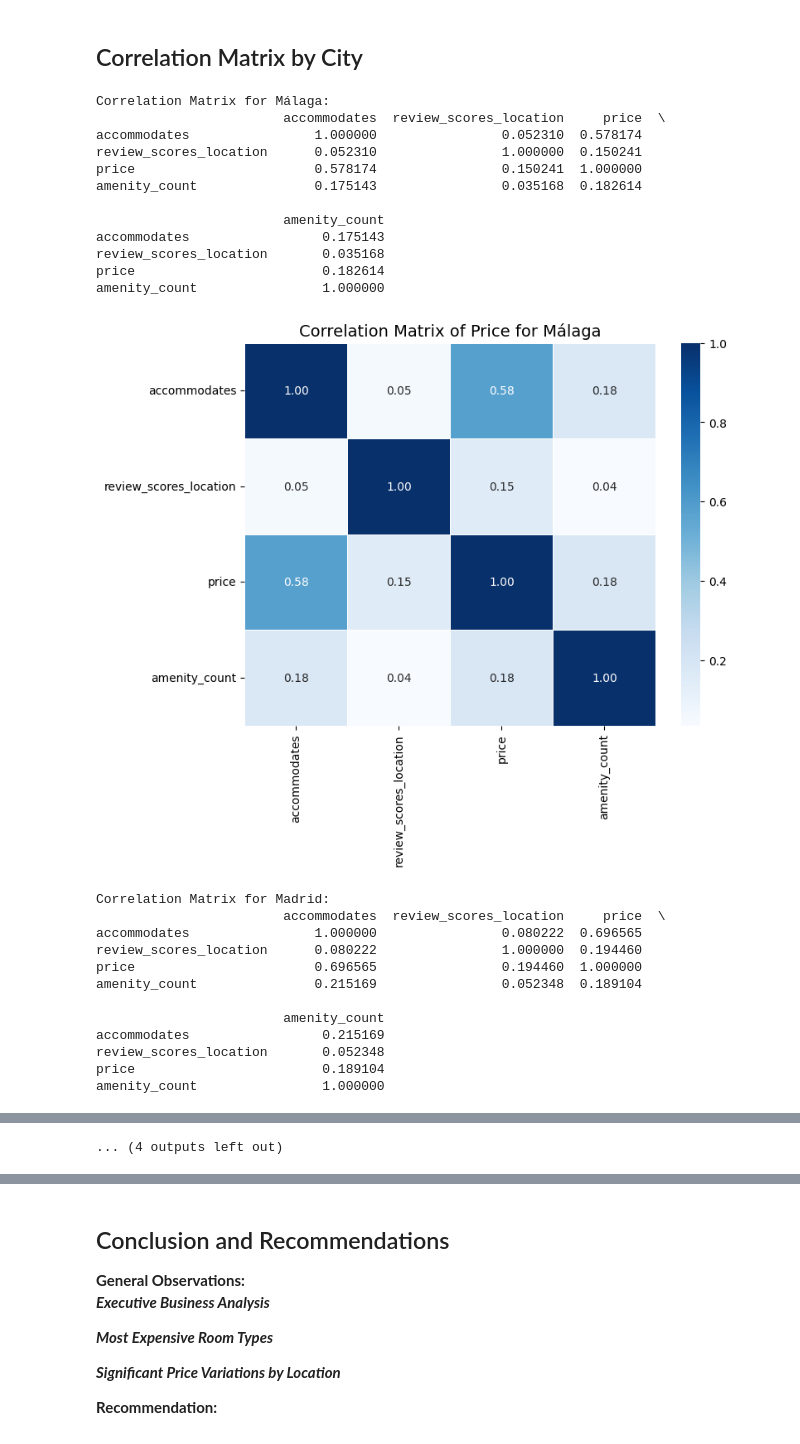
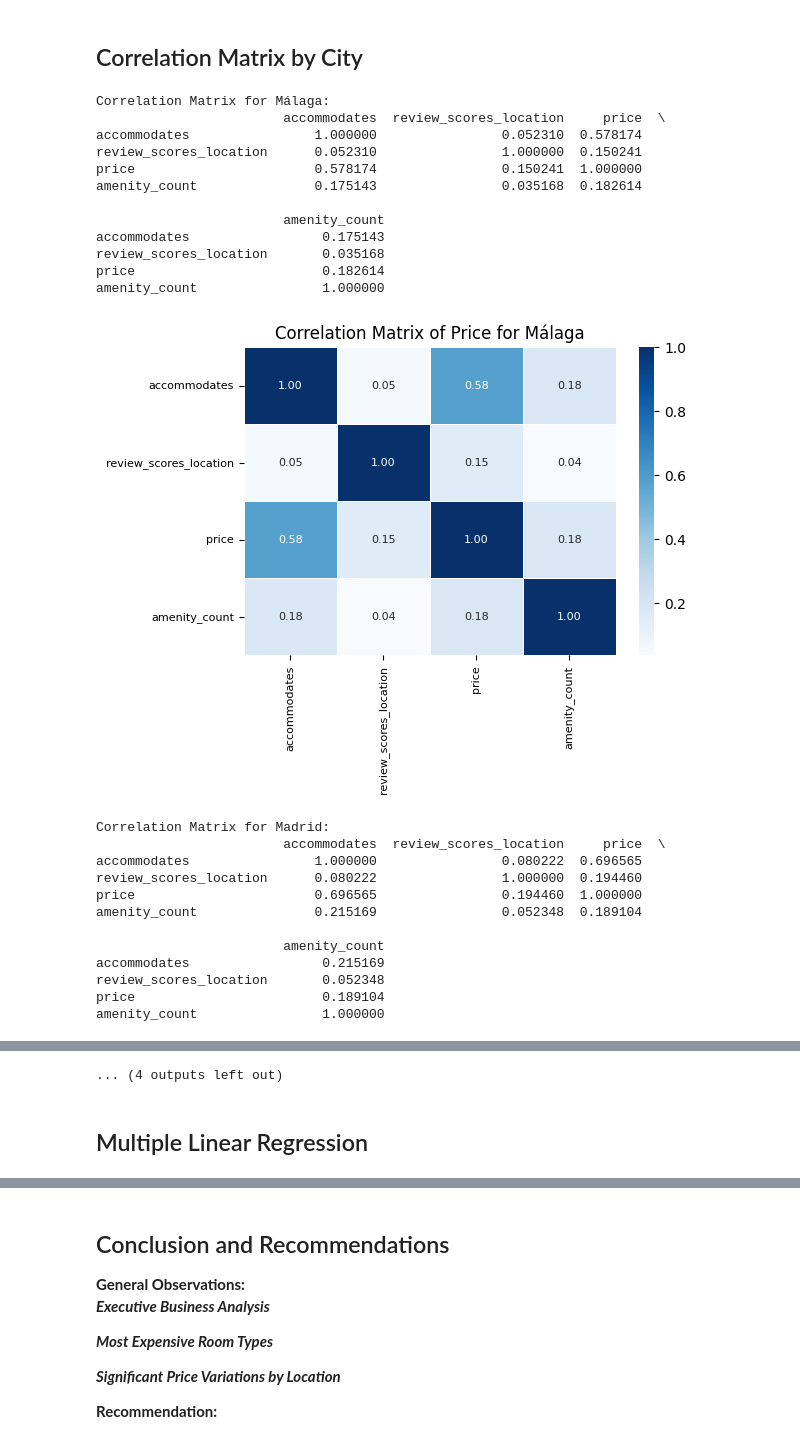
Before and after one commit to luybashu/tourism-accomodations-project, a Jupyter notebook: Scripts/S2_marketing.ipynb, the cells around one changed output, grey strips where cells are left out. Cells and saved outputs as stored; diff of their text form; code cells hidden in the pictures.

```diff
--- a/Scripts/S2_marketing.ipynb
+++ b/Scripts/S2_marketing.ipynb
@@ -347,39 +347,39 @@ for city in merged_df['standardized_city'].unique():
     grouped_amenities_city = city_df.groupby(['accommodates', 'review_scores_location', 'apartment_id', 'price'])['prestacion'].count().reset_index(name='amenity_count')
     numeric_df_city = grouped_amenities_city[['accommodates', 'review_scores_location', 'price', 'amenity_count']]
 
     # Remove rows with missing values
     numeric_df_city = numeric_df_city.dropna()
 
     # Convert 'price' to numeric, handling errors
     numeric_df_city['price'] = pd.to_numeric(numeric_df_city['price'], errors='coerce')
     numeric_df_city = numeric_df_city.dropna(subset=['price'])
 
     # Calculate the correlation matrix
     correlation_matrix_city = numeric_df_city.corr(method="spearman")
 
     print(f"Correlation Matrix for {city}:")
     print(correlation_matrix_city)
 
-    plt.figure(figsize=(8, 6))
-    sns.heatmap(correlation_matrix_city, annot=True, cmap='Blues', fmt=".2f", linewidths=.5, annot_kws={"size": 10})
-    plt.title(f'Correlation Matrix of Price for {city}', fontsize=14)
-    plt.xticks(fontsize=10)
-    plt.yticks(fontsize=10)
+    plt.figure(figsize=(6, 4))
+    sns.heatmap(correlation_matrix_city, annot=True, cmap='Blues', fmt=".2f", linewidths=.5, annot_kws={"size": 8})
+    plt.title(f'Correlation Matrix of Price for {city}', fontsize=12)
+    plt.xticks(fontsize=8)
+    plt.yticks(fontsize=8)
     plt.show()
 # %% [output]
 Correlation Matrix for Málaga:
                         accommodates  review_scores_location     price  \
 accommodates                1.000000                0.052310  0.578174
 review_scores_location      0.052310                1.000000  0.150241
 price                       0.578174                0.150241  1.000000
 amenity_count               0.175143                0.035168  0.182614
 
                         amenity_count
 accommodates                 0.175143
 review_scores_location       0.035168
 price                        0.182614
 amenity_count                1.000000
-[figure, old version]
+[figure, new version]
 Correlation Matrix for Madrid:
                         accommodates  review_scores_location     price  \
 accommodates                1.000000                0.080222  0.696565
@@ -448,0 +451,2 @@ amenity_count                1.000000
+# %% [markdown]
+## Multiple Linear Regression
```
Also changed, not shown: parts of 5 cells of this notebook.
